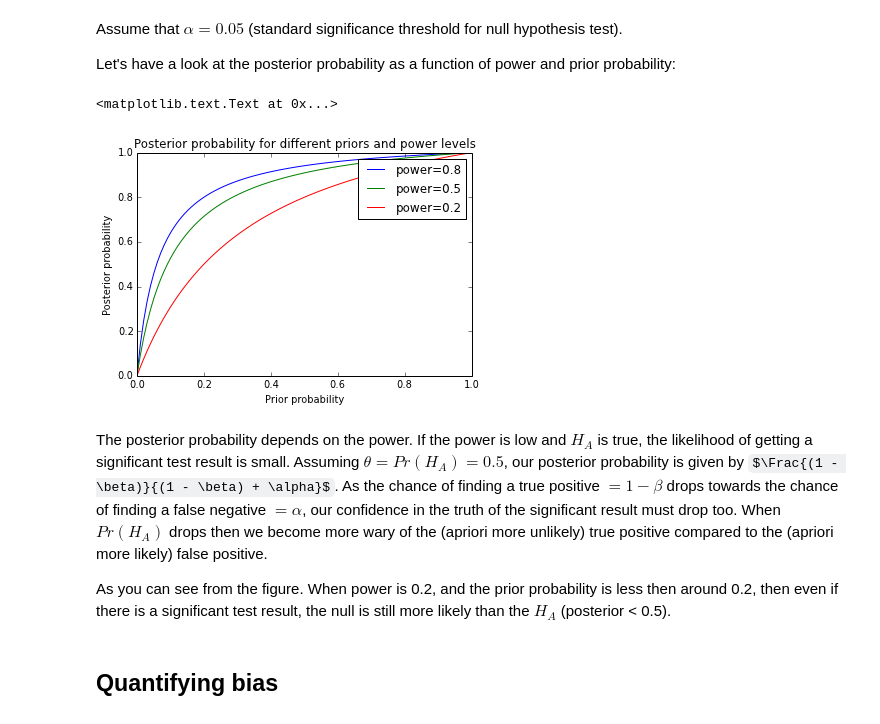
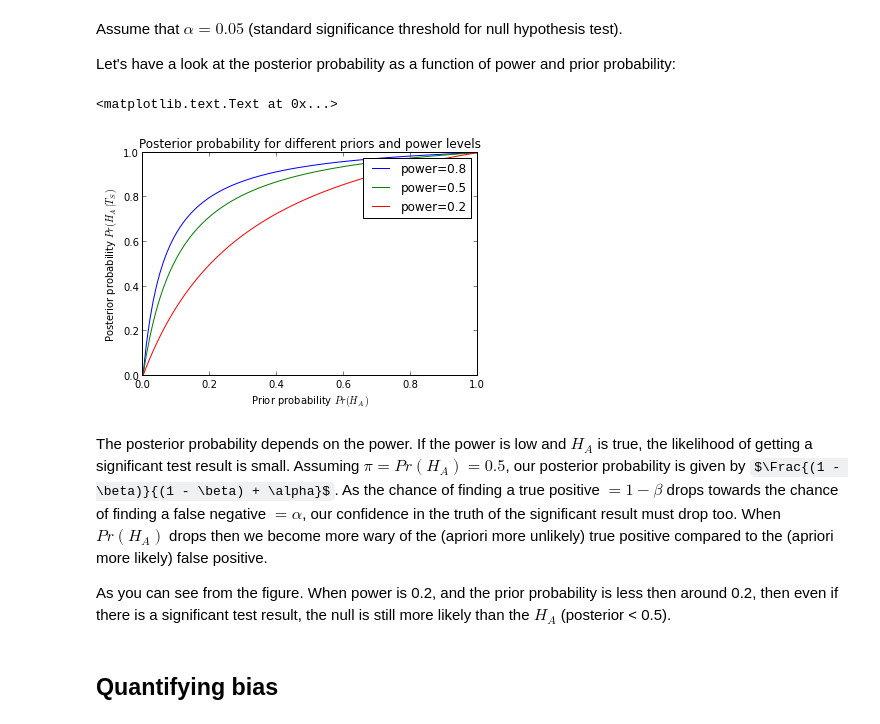
Before and after one commit to matthew-brett/sketch-books, a Jupyter notebook: Ioannides exposition.ipynb, the cells around one changed output. Cells and saved outputs as stored; diff of their text form; code cells hidden in the pictures; some formulas as TeX source.

```diff
--- a/Ioannides exposition.ipynb
+++ b/Ioannides exposition.ipynb
@@ -140,7 +140,7 @@ $P(H_A | T_S) = \Frac{(1 - \beta) \theta}{(1 - \beta) \theta + \alpha (1 - \thet
 
 Let's put that formula into Sympy for later:
 # %%
-theta = symbols(r'\theta')
-post_prob = (1 - beta) * theta / ((1 - beta) * theta + alpha * (1 - theta))
+pi = symbols(r'\pi')
+post_prob = (1 - beta) * pi / ((1 - beta) * pi + alpha * (1 - pi))
 post_prob
 # %% [output]
@@ -184,21 +184,21 @@ Assume that $\alpha = 0.05$ (standard significance threshold for null hypothesis
 Let's have a look at the posterior probability as a function of power and prior probability:
 # %%
 # Make symbolic expression into a function we can evaluate
-post_prob_func = lambdify((alpha, beta, theta), post_prob)
-# Make set of theta values for x axis of plot
-theta_vals = np.linspace(0, 1, 100)
+post_prob_func = lambdify((alpha, beta, pi), post_prob)
+# Make set of pi values for x axis of plot
+pi_vals = np.linspace(0, 1, 100)
 for power in (0.8, 0.5, 0.2):
     beta_val = 1 - power
-    plt.plot(theta_vals, post_prob_func(0.05, beta_val, theta_vals), label='power={0}'.format(power))
-plt.xlabel('Prior probability')
-plt.ylabel('Posterior probability')
+    plt.plot(pi_vals, post_prob_func(0.05, beta_val, pi_vals), label='power={0}'.format(power))
+plt.xlabel('Prior probability $Pr(H_A)$')
+plt.ylabel('Posterior probability $Pr(H_A | T_S)$')
 plt.legend()
 plt.title("Posterior probability for different priors and power levels")
 # %% [output]
 <matplotlib.text.Text at 0x...>
-[figure, old version]
+[figure, new version]
 # %% [markdown]
-The posterior probability depends on the power.  If the power is low and $H_A$ is true, the likelihood of getting a significant test result is small.  Assuming $\theta = Pr(H_A) = 0.5$, our posterior probability is given by $\Frac{(1 - \beta)}{(1 - \beta) + \alpha}$.  As the chance of finding a true positive $= 1-\beta$ drops towards the chance of finding a false negative $= \alpha$, our confidence in the truth of the significant result must drop too.  When $Pr(H_A)$ drops then we become more wary of the (apriori more unlikely) true positive compared to the (apriori more likely) false positive.
+The posterior probability depends on the power.  If the power is low and $H_A$ is true, the likelihood of getting a significant test result is small.  Assuming $\pi = Pr(H_A) = 0.5$, our posterior probability is given by $\Frac{(1 - \beta)}{(1 - \beta) + \alpha}$.  As the chance of finding a true positive $= 1-\beta$ drops towards the chance of finding a false negative $= \alpha$, our confidence in the truth of the significant result must drop too.  When $Pr(H_A)$ drops then we become more wary of the (apriori more unlikely) true positive compared to the (apriori more likely) false positive.
 
 As you can see from the figure.  When power is 0.2, and the prior probability is less then around 0.2, then even if there is a significant test result, the null is still more likely than the $H_A$ (posterior < 0.5).
 # %% [markdown]
```
Also changed, not shown: parts of 25 cells of this notebook, 1 other file.
